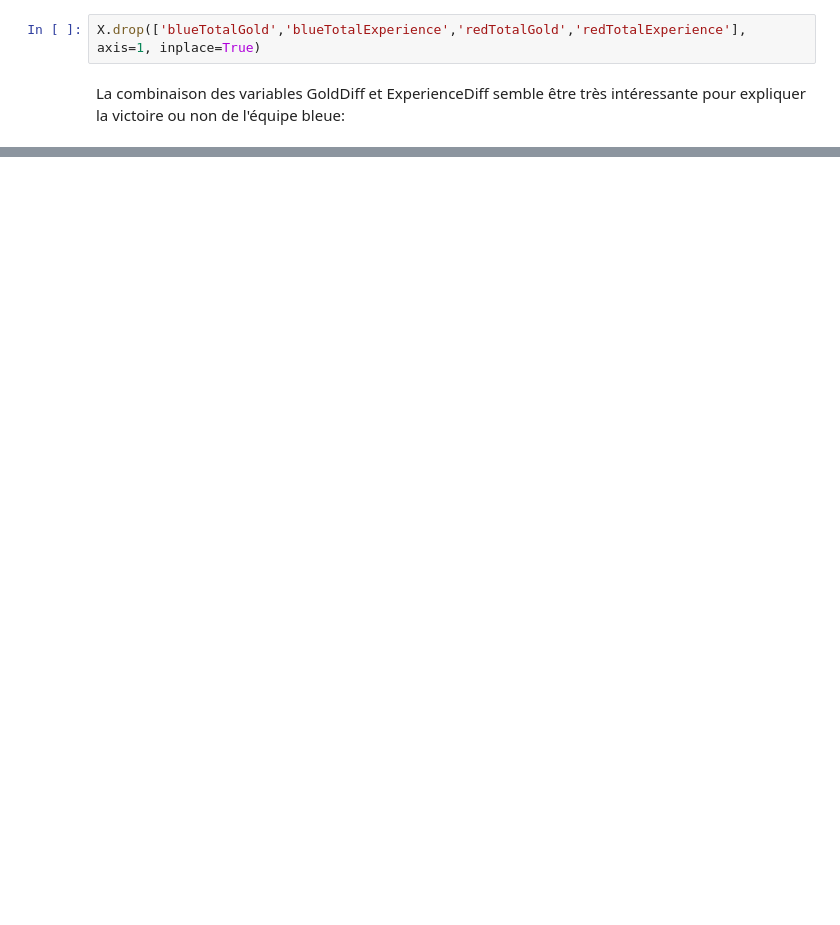
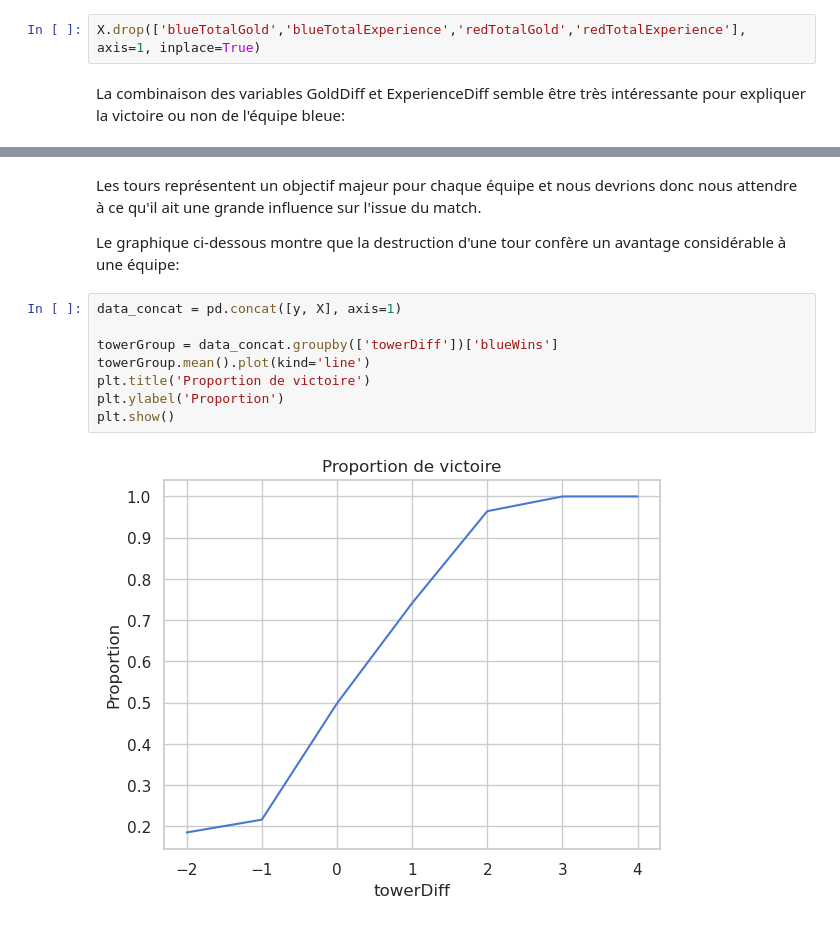
Before and after one commit to lucagortana/game-learning, a Jupyter notebook: LoL_classification.ipynb, the cells around one changed output, grey strips where cells are left out. Saved outputs shown, nothing was run; the diff lists cells and outputs as text; blank space fills up the shorter version.

```diff
--- a/LoL_classification.ipynb
+++ b/LoL_classification.ipynb
@@ -277,0 +272,14 @@ sns.scatterplot(x='blueExperienceDiff', y='blueGoldDiff', hue='blueWins', data=d
+# %% [markdown]
+Les tours représentent un objectif majeur pour chaque équipe et nous devrions donc nous attendre à ce qu'il ait une grande influence sur l'issue du match.
+
+Le graphique ci-dessous montre que la destruction d'une tour confère un avantage considérable à une équipe:
+# %%
+data_concat = pd.concat([y, X], axis=1)
+
+towerGroup = data_concat.groupby(['towerDiff'])['blueWins']
+towerGroup.mean().plot(kind='line')
+plt.title('Proportion de victoire')
+plt.ylabel('Proportion')
+plt.show()
+# %% [output]
+[figure, added]
```
Also changed, not shown: parts of 66 cells of this notebook, 2 other files.
